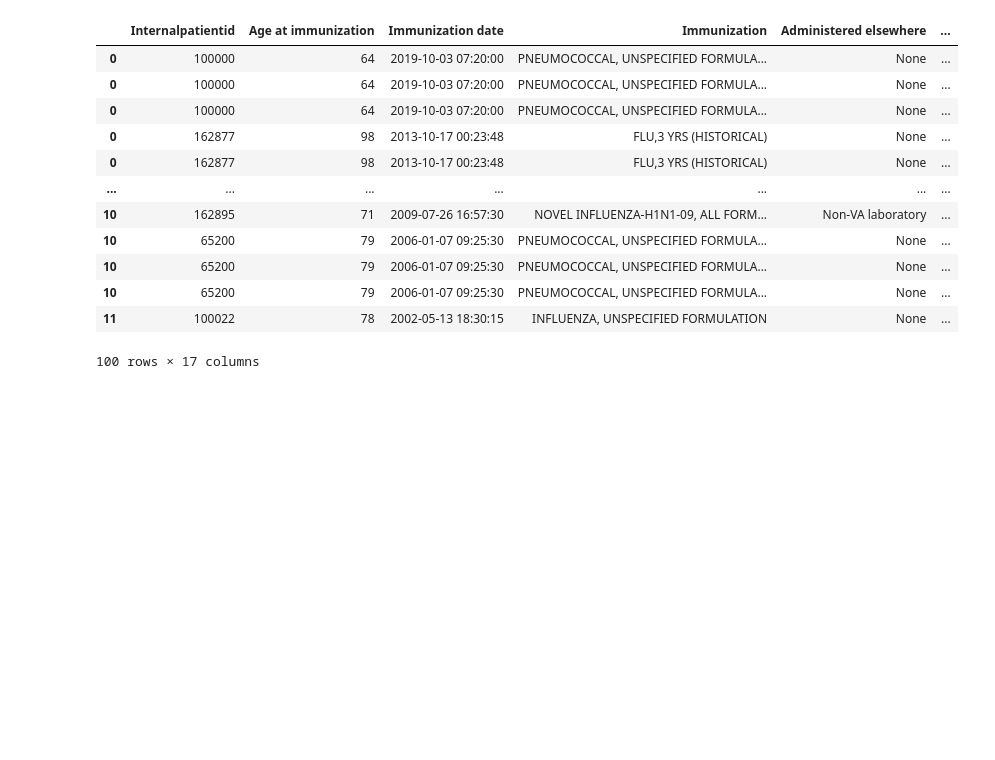
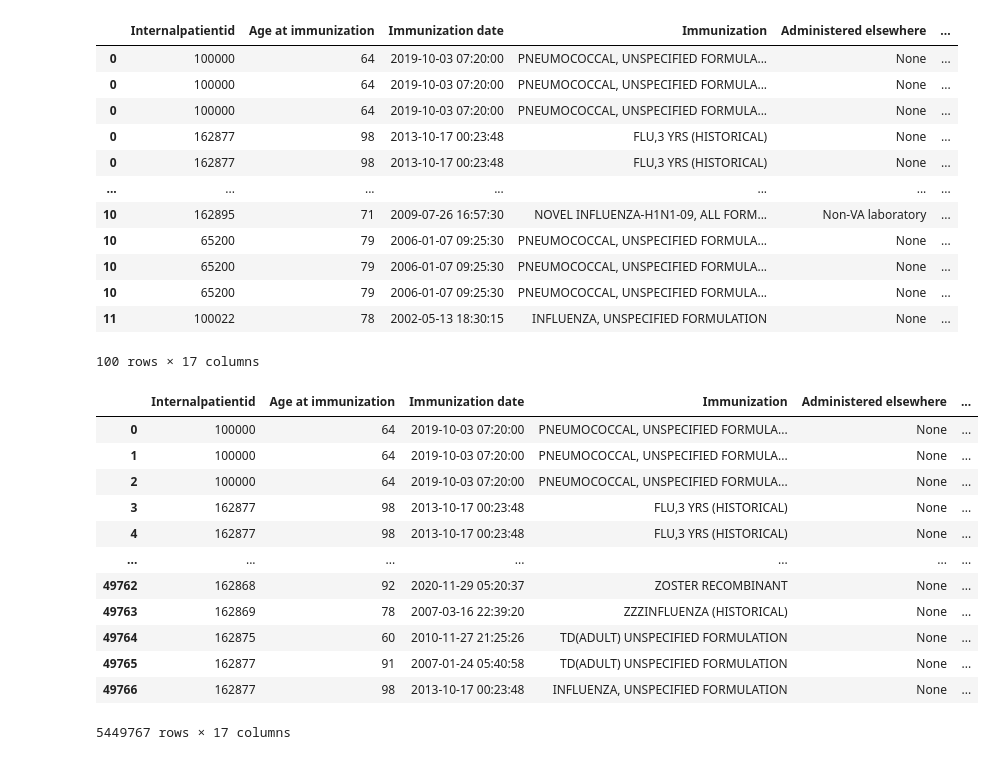
Before and after one commit to victormurcia/VCHAMPS, a Jupyter notebook: Mapping_Immunizations_Encounter_IDs.ipynb, the cells around one changed output. Drawn from its saved outputs; the diff is of its cells as text; code cells hidden in the pictures; blank space fills up the shorter version.

```diff
--- a/Mapping_Immunizations_Encounter_IDs.ipynb
+++ b/Mapping_Immunizations_Encounter_IDs.ipynb
@@ -242,0 +265,18 @@ for i in range(44, num_chunks):
+# %%
+df = dd.read_parquet('/content/drive/MyDrive/VCHAMPS - Train Cleaned-Mapped/immunizations/*.parquet')
+df = df.compute()
+df
+# %% [output]
+|  | Internalpatientid | Age at immunization | Immunization date | Immunization | Administered elsewhere | ... |
+| 0 | 100000 | 64 | 2019-10-03 07:20:00 | PNEUMOCOCCAL, UNSPECIFIED FORMULA... | None | ... |
+| 1 | 100000 | 64 | 2019-10-03 07:20:00 | PNEUMOCOCCAL, UNSPECIFIED FORMULA... | None | ... |
+| 2 | 100000 | 64 | 2019-10-03 07:20:00 | PNEUMOCOCCAL, UNSPECIFIED FORMULA... | None | ... |
+| 3 | 162877 | 98 | 2013-10-17 00:23:48 | FLU,3 YRS (HISTORICAL) | None | ... |
+| 4 | 162877 | 98 | 2013-10-17 00:23:48 | FLU,3 YRS (HISTORICAL) | None | ... |
+| ... | ... | ... | ... | ... | ... | ... |
+| 49762 | 162868 | 92 | 2020-11-29 05:20:37 | ZOSTER RECOMBINANT | None | ... |
+| 49763 | 162869 | 78 | 2007-03-16 22:39:20 | ZZZINFLUENZA (HISTORICAL) | None | ... |
+| 49764 | 162875 | 60 | 2010-11-27 21:25:26 | TD(ADULT) UNSPECIFIED FORMULATION | None | ... |
+| 49765 | 162877 | 91 | 2007-01-24 05:40:58 | TD(ADULT) UNSPECIFIED FORMULATION | None | ... |
+| 49766 | 162877 | 98 | 2013-10-17 00:23:48 | INFLUENZA, UNSPECIFIED FORMULATION | None | ... |
+5449767 rows × 17 columns
```
Also changed, not shown: parts of 2 cells of this notebook.
